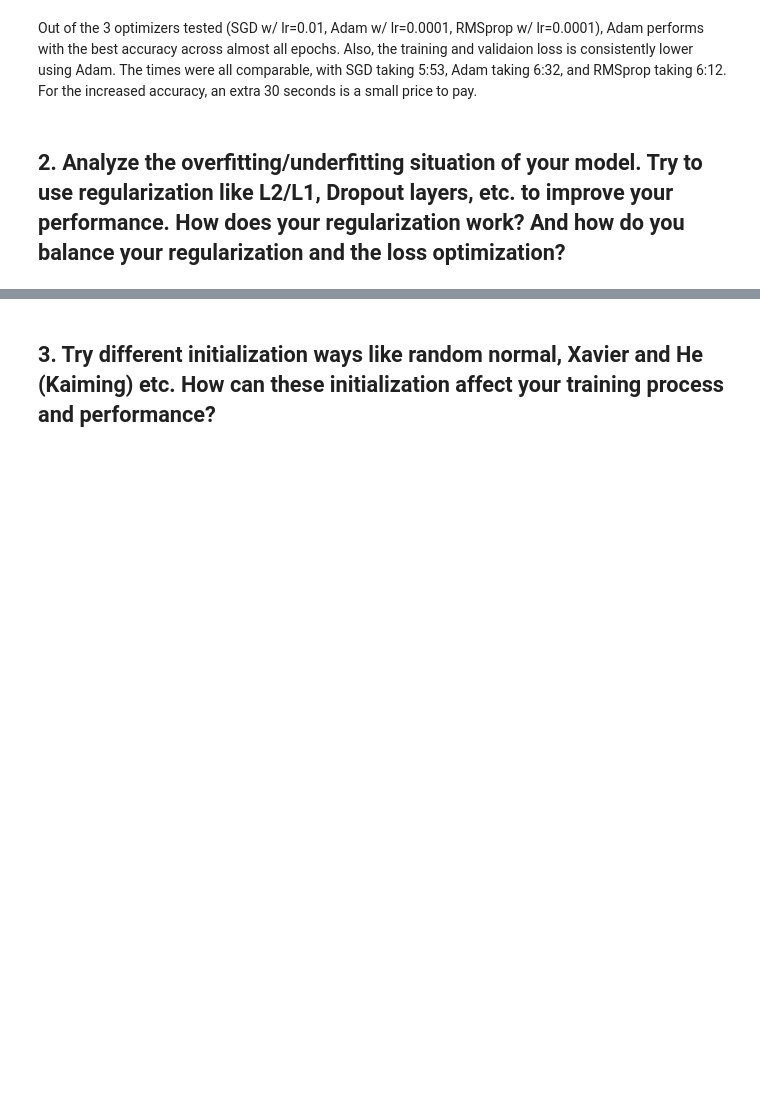
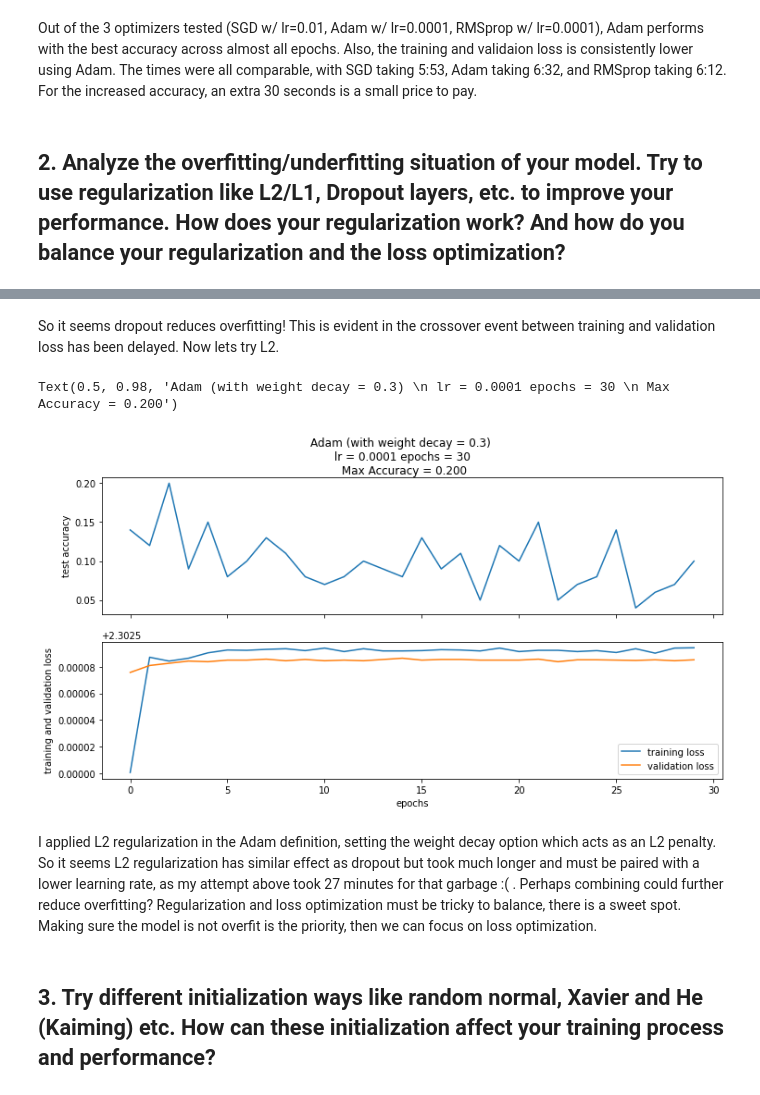
Before and after one commit to egagli/amath563, a Jupyter notebook: labs/3/Lab3.ipynb, the cells around one changed output, grey strips where cells are left out. Cells and saved outputs as stored; diff of their text form; code cells hidden in the pictures; blank space fills up the shorter version.

```diff
--- a/labs/3/Lab3.ipynb
+++ b/labs/3/Lab3.ipynb
@@ -188,0 +269,20 @@ Out of the 3 optimizers tested (SGD w/ lr=0.01, Adam w/ lr=0.0001, RMSprop w/ lr
+# %% [markdown]
+So it seems dropout reduces overfitting! This is evident in the crossover event between training and validation loss has been delayed. Now lets try L2.
+# %%
+#Define your network:
+class Network(nn.Module):
+  def __init__(self,input_dim): #Can provide additional inputs for initialization
+    #Define the network layer(s) and activation function(s)
+    super(Network, self).__init__()
+    self.layer1 = nn.Linear(input_dim, 300)
+    self.layer2 = nn.Linear(300, 150)
+    self.layer3 = nn.Linear(150, 75)
+    self.layer4 = nn.Linear(75, 10)
+  def forward(self, input):
+    #How does your model process the input?
+    x = input.view(input.shape[0],-1)
+    x = F.relu(self.layer1(x))
+    x = F.relu(self.layer2(x))
+    x = F.relu(self.layer3(x))
+    output = F.softmax(self.layer4(x), dim=1)
+    return output
@@ -189,2 +332,18 @@ Out of the 3 optimizers tested (SGD w/ lr=0.01, Adam w/ lr=0.0001, RMSprop w/ lr
+# %%
+fig, (ax1, ax2) = plt.subplots(2, figsize=(12, 6), sharex=True)
+
+ax1.plot(accuracy_list)
+ax1.set_ylabel("test accuracy")
+ax2.plot(train_loss_list,label='training loss')
+ax2.plot(val_loss_list,label='validation loss')
+ax2.legend()
+ax2.set_ylabel("training and validation loss")
+ax2.set_xlabel("epochs");
+fig.suptitle(f'Adam (with weight decay = 0.3) \n lr = 0.0001 epochs = {epochs} \n Max Accuracy = {max(accuracy_list):.3f}')
+# %% [output]
+Text(0.5, 0.98, 'Adam (with weight decay = 0.3) \n lr = 0.0001 epochs = 30 \n Max Accuracy = 0.200')
+[figure, added]
+# %% [markdown]
+I applied L2 regularization in the Adam definition, setting the weight decay option which acts as an L2 penalty. So it seems L2 regularization has similar effect as dropout but took much longer and must be paired with a lower learning rate, as my attempt above took 27 minutes for that garbage :( . Perhaps combining could further reduce overfitting? Regularization and loss optimization must be tricky to balance, there is a sweet spot. Making sure the model is not overfit is the priority, then we can focus on loss optimization.
 # %% [markdown]
 ## 3. Try different initialization ways like random normal, Xavier and He (Kaiming) etc. How can these initialization affect your training process and performance?
```
Also changed, not shown: parts of 38 cells of this notebook.
